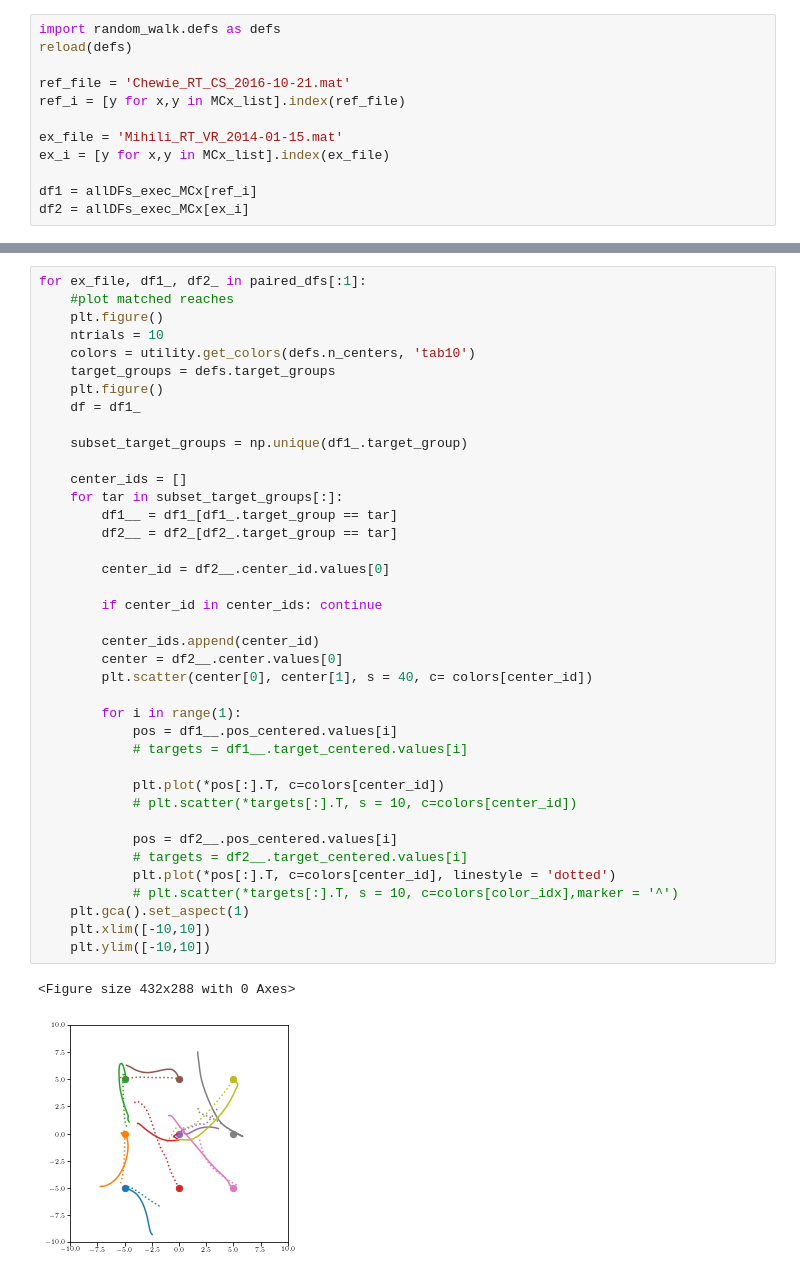
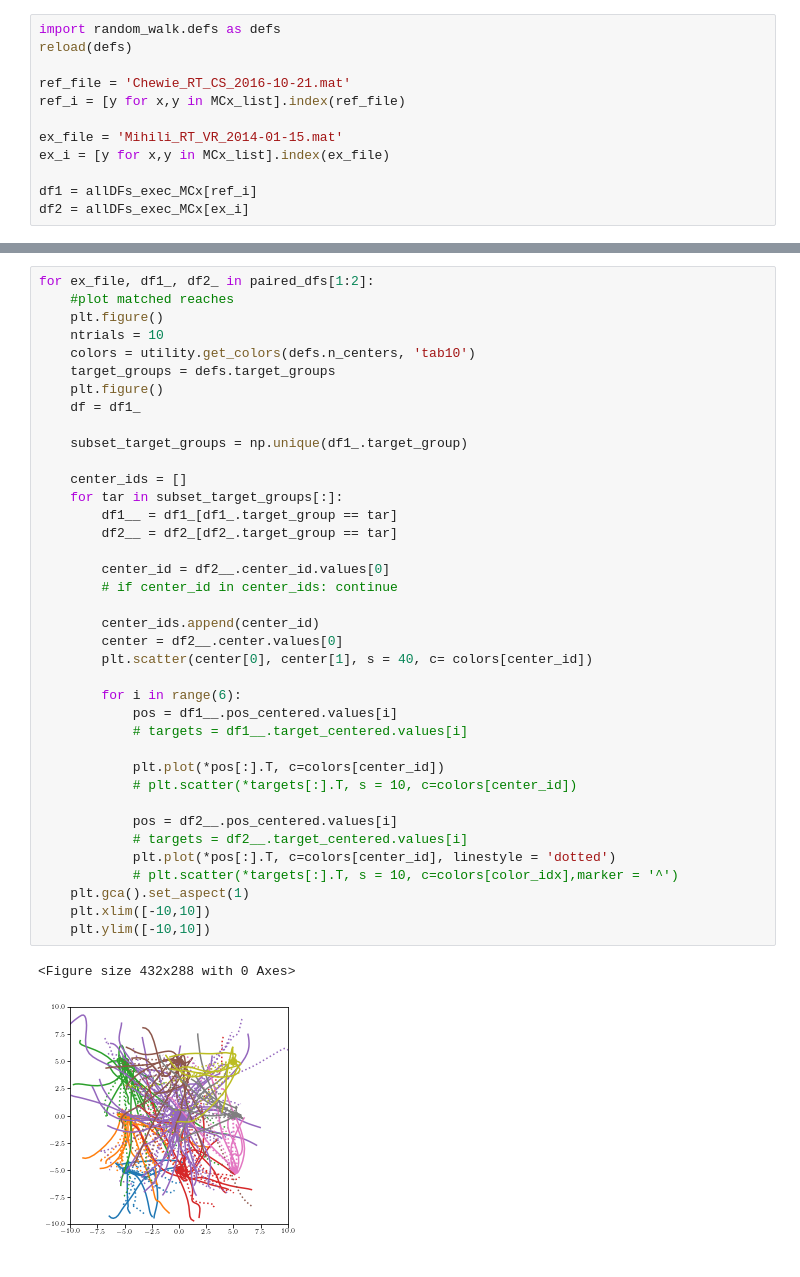
Before and after one commit to AtMostafa/multi-animal-alignment, a Jupyter notebook: random_walk/cca.ipynb, the cells around one changed output, grey strips where cells are left out. Drawn from its saved outputs; the diff is of its cells as text.

```diff
--- a/random_walk/cca.ipynb
+++ b/random_walk/cca.ipynb
@@ -346,5 +409,5 @@ for ex_file, df1_, df2_ in paired_dfs:
 # %%
-for ex_file, df1_, df2_ in paired_dfs[:1]:
+for ex_file, df1_, df2_ in paired_dfs[1:2]:
     #plot matched reaches
     plt.figure()
     ntrials = 10
@@ -354,34 +417,33 @@ for ex_file, df1_, df2_ in paired_dfs[:1]:
     df = df1_
 
     subset_target_groups = np.unique(df1_.target_group)
 
     center_ids = []
     for tar in subset_target_groups[:]:
         df1__ = df1_[df1_.target_group == tar]
         df2__ = df2_[df2_.target_group == tar]
 
         center_id = df2__.center_id.values[0]
-
-        if center_id in center_ids: continue
+        # if center_id in center_ids: continue
 
         center_ids.append(center_id)
         center = df2__.center.values[0]
         plt.scatter(center[0], center[1], s = 40, c= colors[center_id])
 
-        for i in range(1):
+        for i in range(6):
             pos = df1__.pos_centered.values[i]
             # targets = df1__.target_centered.values[i]
 
             plt.plot(*pos[:].T, c=colors[center_id])
             # plt.scatter(*targets[:].T, s = 10, c=colors[center_id])
 
             pos = df2__.pos_centered.values[i]
             # targets = df2__.target_centered.values[i]
             plt.plot(*pos[:].T, c=colors[center_id], linestyle = 'dotted')
             # plt.scatter(*targets[:].T, s = 10, c=colors[color_idx],marker = '^')
     plt.gca().set_aspect(1)
     plt.xlim([-10,10])
     plt.ylim([-10,10])
 # %% [output]
 <Figure size 432x288 with 0 Axes>
-[figure, old version]
+[figure, new version]
```
Also changed, not shown: parts of 9 cells of this notebook, 1 other file.
